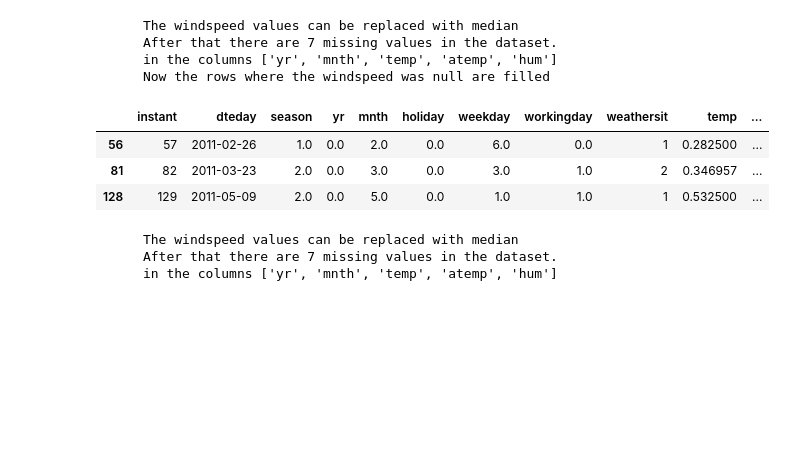
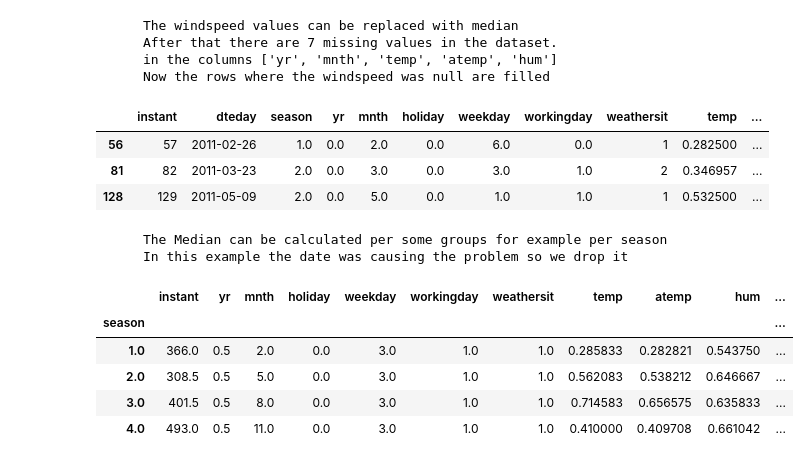
Before and after one commit to tszyrowski/l-grad-boost, a Jupyter notebook: intro/regression.ipynb, the cells around one changed output. Saved outputs shown, nothing was run; the diff lists cells and outputs as text; code cells hidden in the pictures; blank space fills up the shorter version.

Commit message:
work-through-intro: Clean up dataframe

```diff
--- a/intro/regression.ipynb
+++ b/intro/regression.ipynb
@@ -84,14 +84,17 @@ display(df_bikes.iloc[[56, 81, 128]])
 | 56 | 57 | 2011-02-26 | 1.0 | 0.0 | 2.0 | 0.0 | 6.0 | 0.0 | 1 | 0.282500 | ... |
 | 81 | 82 | 2011-03-23 | 2.0 | 0.0 | 3.0 | 0.0 | 3.0 | 1.0 | 2 | 0.346957 | ... |
 | 128 | 129 | 2011-05-09 | 2.0 | 0.0 | 5.0 | 0.0 | 1.0 | 1.0 | 1 | 0.532500 | ... |
-# %%
-df_bikes.groupby(['season']).median()
-print(f"""
-      The windspeed values can be replaced with median
-      After that there are {df_bikes.isna().sum().sum()} missing values in the dataset.
-      in the columns {df_bikes.columns[df_bikes.isna().any()].tolist()}
-""")
-# %% [output]
-      The windspeed values can be replaced with median
-      After that there are 7 missing values in the dataset.
-      in the columns ['yr', 'mnth', 'temp', 'atemp', 'hum']
+# %%
+print(f"""
+      The Median can be calculated per some groups for example per season
+      In this example the date was causing the problem so we drop it""")
+display(df_bikes.drop(columns=['dteday']).groupby(['season']).median())
+# %% [output]
+      The Median can be calculated per some groups for example per season
+      In this example the date was causing the problem so we drop it
+|  | instant | yr | mnth | holiday | weekday | workingday | weathersit | temp | atemp | hum | ... |
+| season |  |  |  |  |  |  |  |  |  |  | ... |
+| 1.0 | 366.0 | 0.5 | 2.0 | 0.0 | 3.0 | 1.0 | 1.0 | 0.285833 | 0.282821 | 0.543750 | ... |
+| 2.0 | 308.5 | 0.5 | 5.0 | 0.0 | 3.0 | 1.0 | 1.0 | 0.562083 | 0.538212 | 0.646667 | ... |
+| 3.0 | 401.5 | 0.5 | 8.0 | 0.0 | 3.0 | 1.0 | 1.0 | 0.714583 | 0.656575 | 0.635833 | ... |
+| 4.0 | 493.0 | 0.5 | 11.0 | 0.0 | 3.0 | 1.0 | 1.0 | 0.410000 | 0.409708 | 0.661042 | ... |
```
Also changed, not shown: parts of 9 cells of this notebook.
